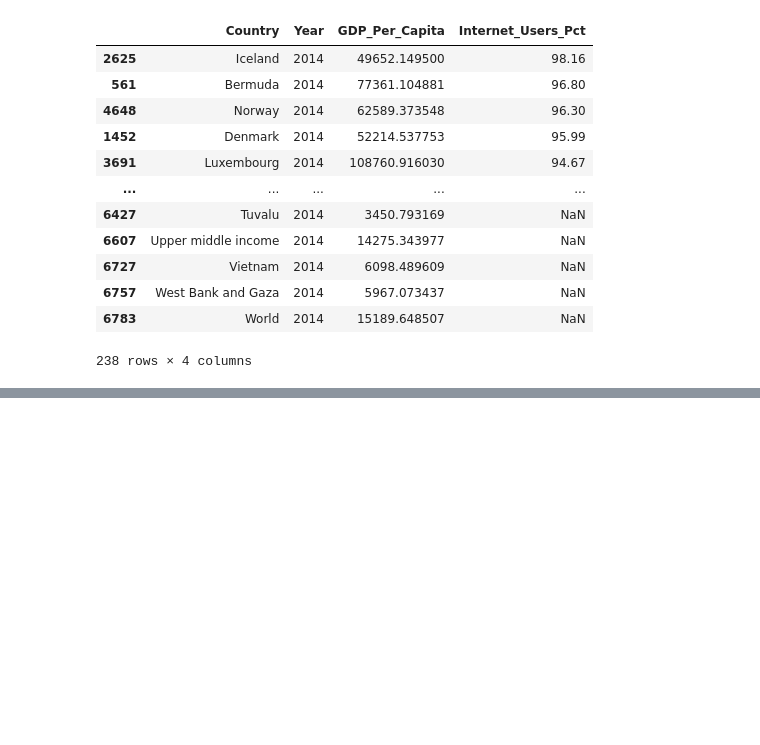
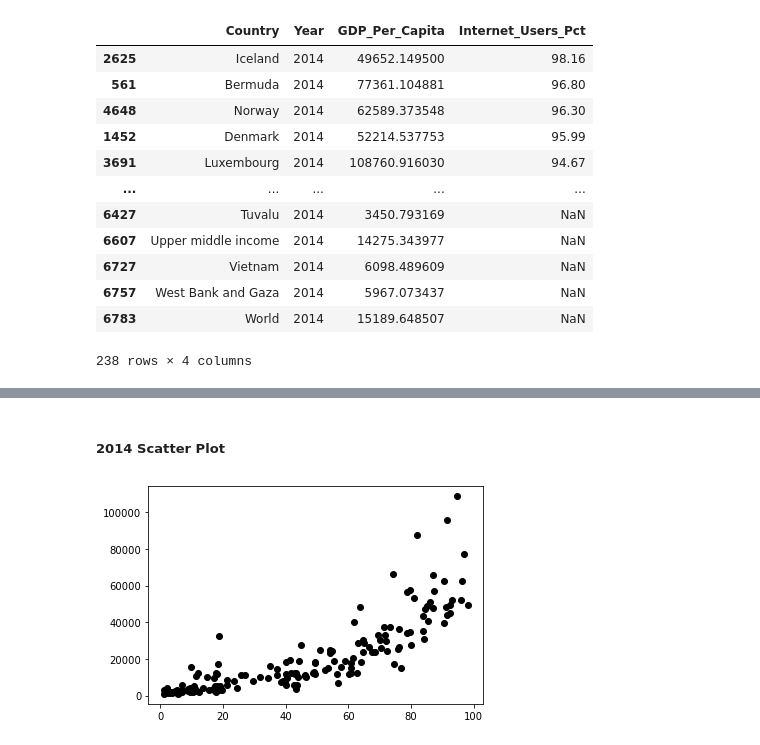
Before and after one commit to NSS-Data-Analytics-Cohort-6/gdp-and-internet-usage-robschulteis, a Jupyter notebook: notebook/GDP .ipynb, the cells around one changed output, grey strips where cells are left out. Cells and saved outputs as stored; diff of their text form; code cells hidden in the pictures; blank space fills up the shorter version.

```diff
--- a/notebook/GDP .ipynb
+++ b/notebook/GDP .ipynb
@@ -330,0 +348,6 @@ print(min_gdp_2014) #Central African Republic 822.610458
+# %% [markdown]
+##### 2014 Scatter Plot
+# %%
+plt.plot(df_2014.Internet_Users_Pct, df_2014.GDP_Per_Capita, 'o', color='black');
+# %% [output]
+[figure, added]
```
Also changed, not shown: parts of 21 cells of this notebook.
